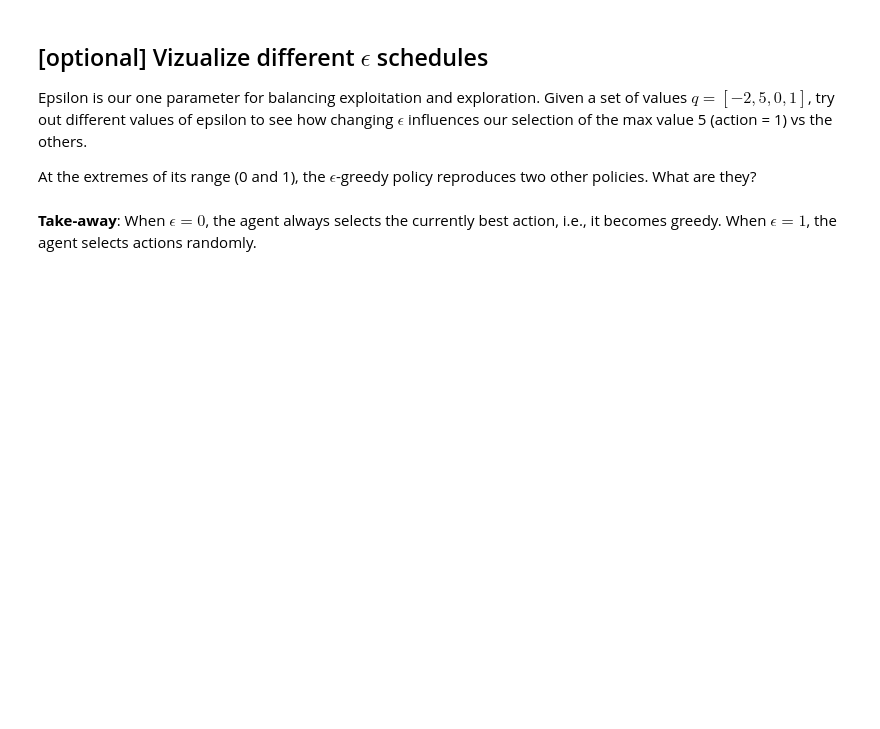
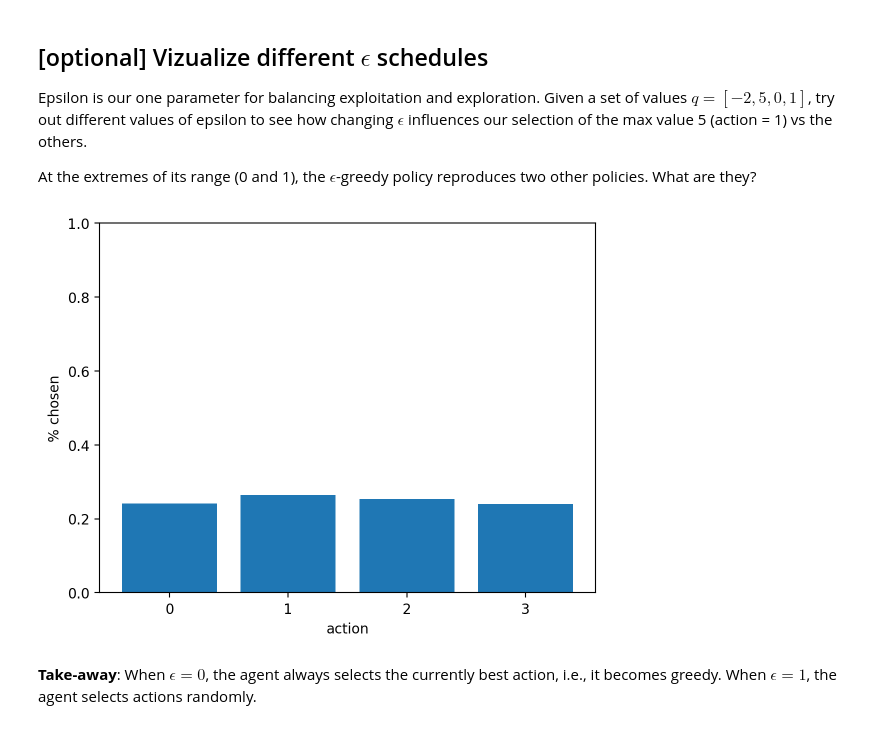
Before and after one commit to AlexMan2000/DS-GA-3001-Reinforcement, a Jupyter notebook: labs/Lab2/2025_dsga3001_002_lab2.ipynb, the cells around one changed output. Cells and saved outputs as stored; diff of their text form; code cells hidden in the pictures; blank space fills up the shorter version.

```diff
--- a/labs/Lab2/2025_dsga3001_002_lab2.ipynb
+++ b/labs/Lab2/2025_dsga3001_002_lab2.ipynb
@@ -186,10 +224,12 @@ Epsilon is our one parameter for balancing exploitation and exploration.  Given
 At the extremes of its range (0 and 1), the $\epsilon$-greedy policy reproduces two other policies. What are they?
 # %%
 #Change the value of epsilon to observe how our agent's behaviour changes.
-epsilon = 0.1
+epsilon = 1
 q = [-2, 5, 0, 1]
 plot_choices(q, epsilon, epsilon_greedy, rng_seed=None)
 plt.show()
+# %% [output]
+[figure, added]
 # %% [markdown]
 **Take-away**: When $\epsilon = 0$, the agent always selects the currently best action, i.e., it becomes greedy. When $\epsilon = 1$, the agent selects actions randomly.
 # %% [markdown]
```
Also changed, not shown: parts of 12 cells of this notebook.
